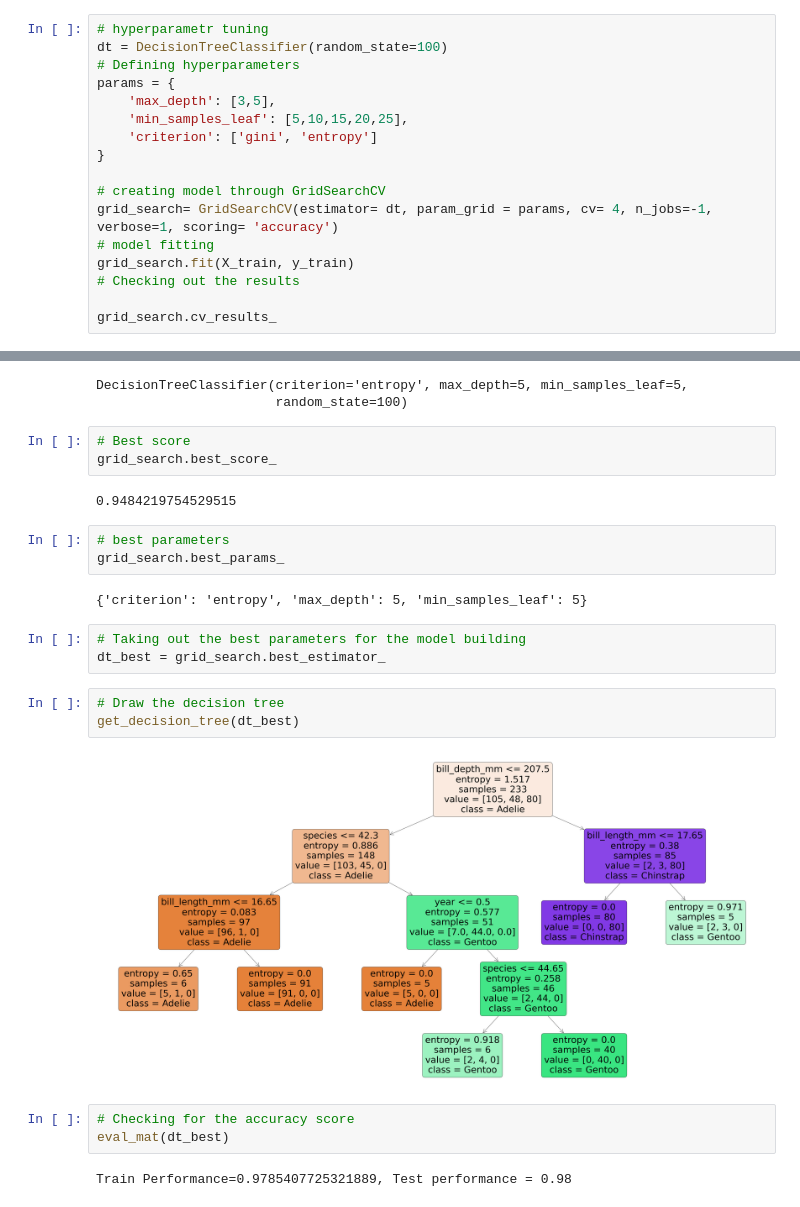
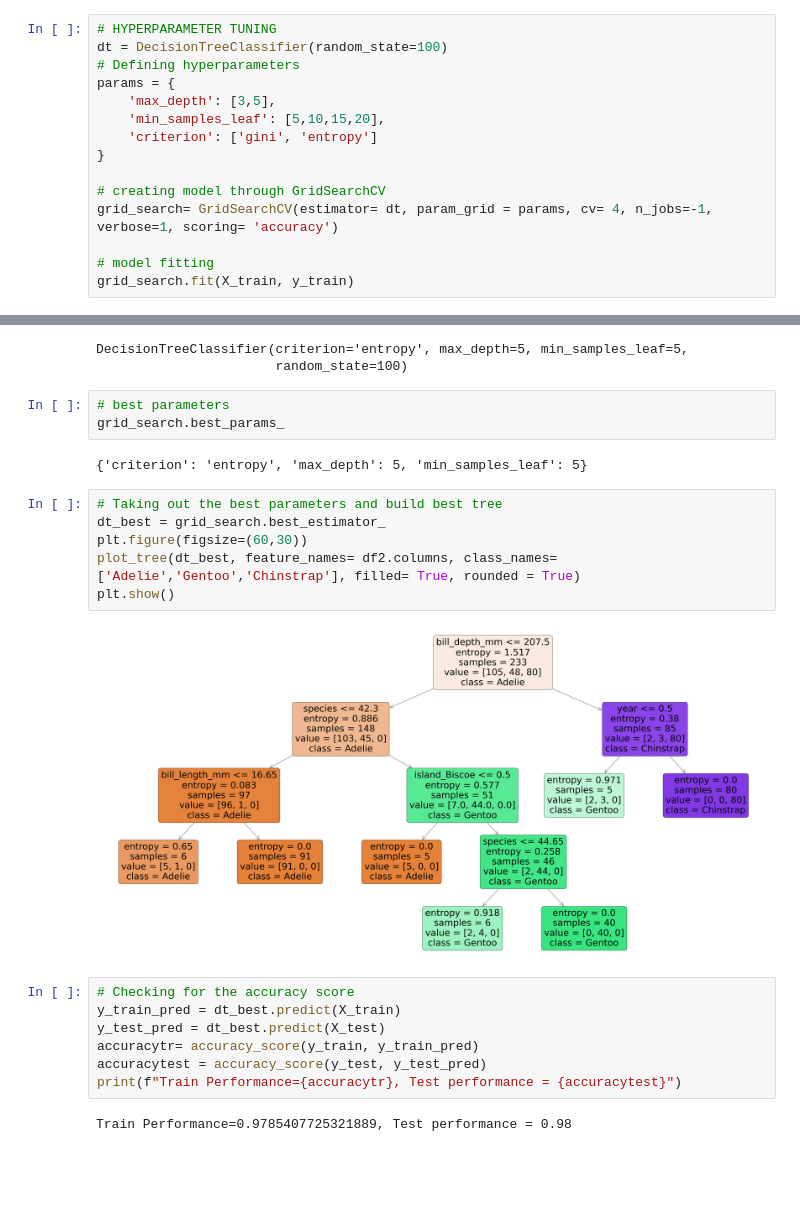
Before and after one commit to carinachu22/introtoAI, a Jupyter notebook: decisiontree.ipynb, the cells around one changed output, grey strips where cells are left out. Cells and saved outputs as stored; diff of their text form; blank space fills up the shorter version.

```diff
--- a/decisiontree.ipynb
+++ b/decisiontree.ipynb
@@ -94,18 +82,16 @@ def eval_mat(data):
 # %%
-# hyperparametr tuning
+# HYPERPARAMETER TUNING
 dt = DecisionTreeClassifier(random_state=100)
 # Defining hyperparameters
 params = {
     'max_depth': [3,5],
-    'min_samples_leaf': [5,10,15,20,25],
+    'min_samples_leaf': [5,10,15,20],
     'criterion': ['gini', 'entropy']
 }
 
 # creating model through GridSearchCV
 grid_search= GridSearchCV(estimator= dt, param_grid = params, cv= 4, n_jobs=-1, verbose=1, scoring= 'accuracy')
+
 # model fitting
 grid_search.fit(X_train, y_train)
-# Checking out the results
-
-grid_search.cv_results_
 # %% [output]
@@ -136,26 +110,25 @@ grid_search.best_estimator_
 # %% [output]
 DecisionTreeClassifier(criterion='entropy', max_depth=5, min_samples_leaf=5,
                        random_state=100)
-# %%
-# Best score
-grid_search.best_score_
-# %% [output]
-0.9484219754529515
 # %%
 # best parameters
 grid_search.best_params_
 # %% [output]
 {'criterion': 'entropy', 'max_depth': 5, 'min_samples_leaf': 5}
-# %%
-# Taking out the best parameters for the model building
-dt_best = grid_search.best_estimator_
-# %%
-# Draw the decision tree
-get_decision_tree(dt_best)
-# %% [output]
-[figure, removed]
-# %%
-# Checking for the accuracy score
-eval_mat(dt_best)
-# %% [output]
-Train Performance=0.9785407725321889, Test performance = 0.98
+# %%
+# Taking out the best parameters and build best tree
+dt_best = grid_search.best_estimator_
+plt.figure(figsize=(60,30))
+plot_tree(dt_best, feature_names= df2.columns, class_names= ['Adelie','Gentoo','Chinstrap'], filled= True, rounded = True)
+plt.show()
+# %% [output]
+[figure, added]
+# %%
+# Checking for the accuracy score
+y_train_pred = dt_best.predict(X_train)
+y_test_pred = dt_best.predict(X_test)
+accuracytr= accuracy_score(y_train, y_train_pred)
+accuracytest = accuracy_score(y_test, y_test_pred)
+print(f"Train Performance={accuracytr}, Test performance = {accuracytest}")
+# %% [output]
+Train Performance=0.9785407725321889, Test performance = 0.98
```
Also changed, not shown: parts of 5 cells of this notebook.
